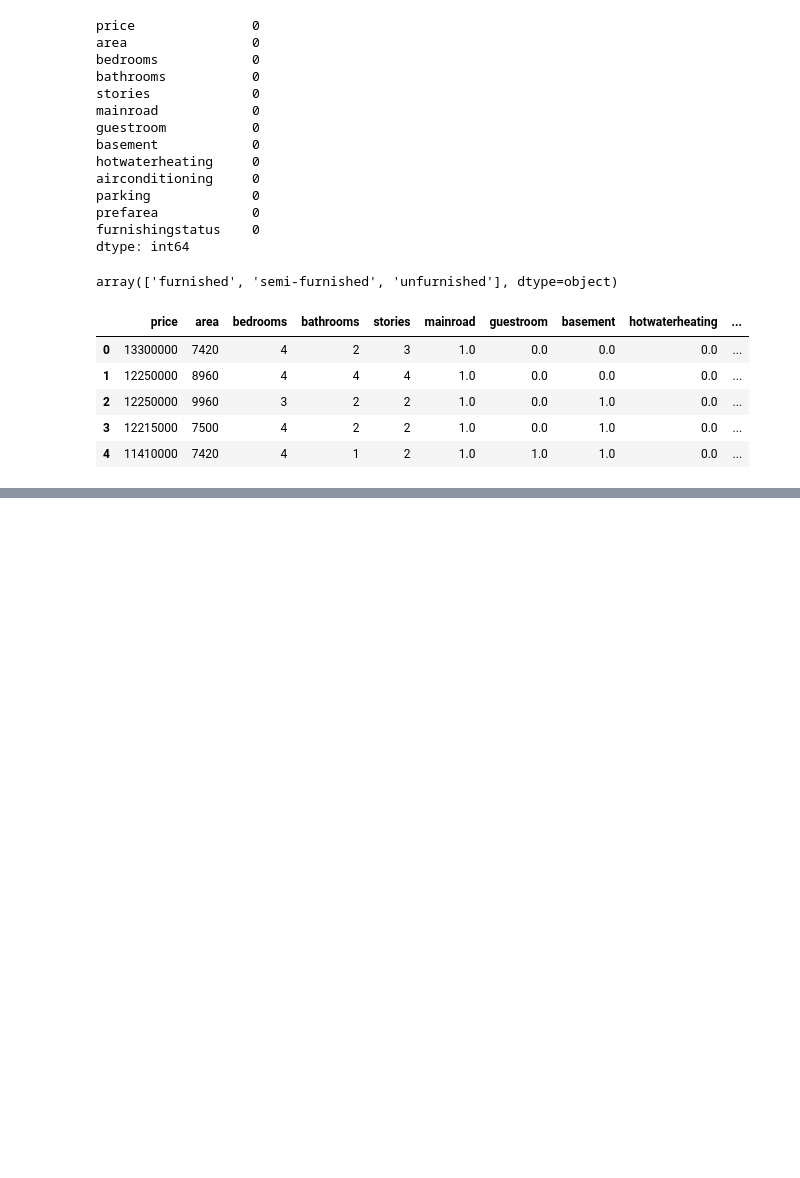
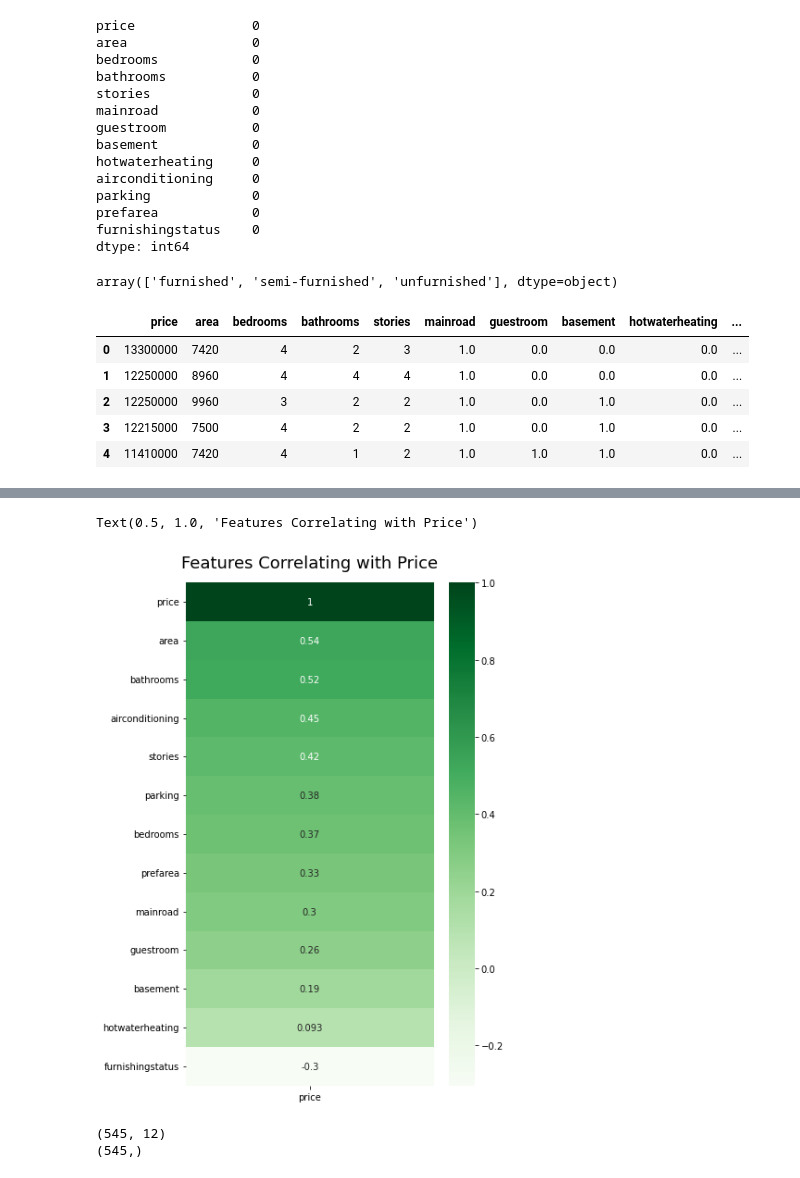
Before and after one commit to Aminul667/housing_price, a Jupyter notebook: housing_price_prediction.ipynb, the cells around one changed output, grey strips where cells are left out. Cells and saved outputs as stored; diff of their text form; code cells hidden in the pictures; blank space fills up the shorter version.

```diff
--- a/housing_price_prediction.ipynb
+++ b/housing_price_prediction.ipynb
@@ -80,0 +118,16 @@ df.head()
+# %%
+plt.figure(figsize=(6, 10))
+heatmap = sns.heatmap(corr[["price"]].sort_values(by="price", ascending=False), annot=True, cmap="Greens")
+heatmap.set_title("Features Correlating with Price", fontdict={"fontsize":18}, pad=16)
+# %% [output]
+Text(0.5, 1.0, 'Features Correlating with Price')
+[figure, added]
+# %%
+x = df.drop(['price'], axis=1)
+y = df['price']
+
+print(x.shape)
+print(y.shape)
+# %% [output]
+(545, 12)
+(545,)
```
Also changed, not shown: parts of 7 cells of this notebook.
